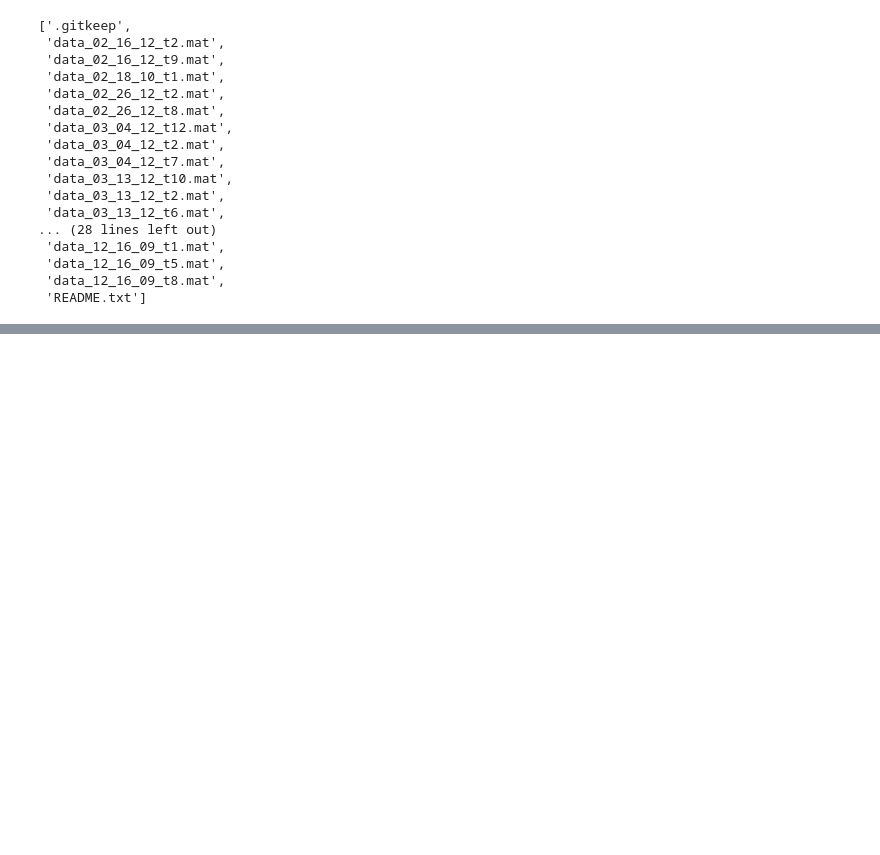
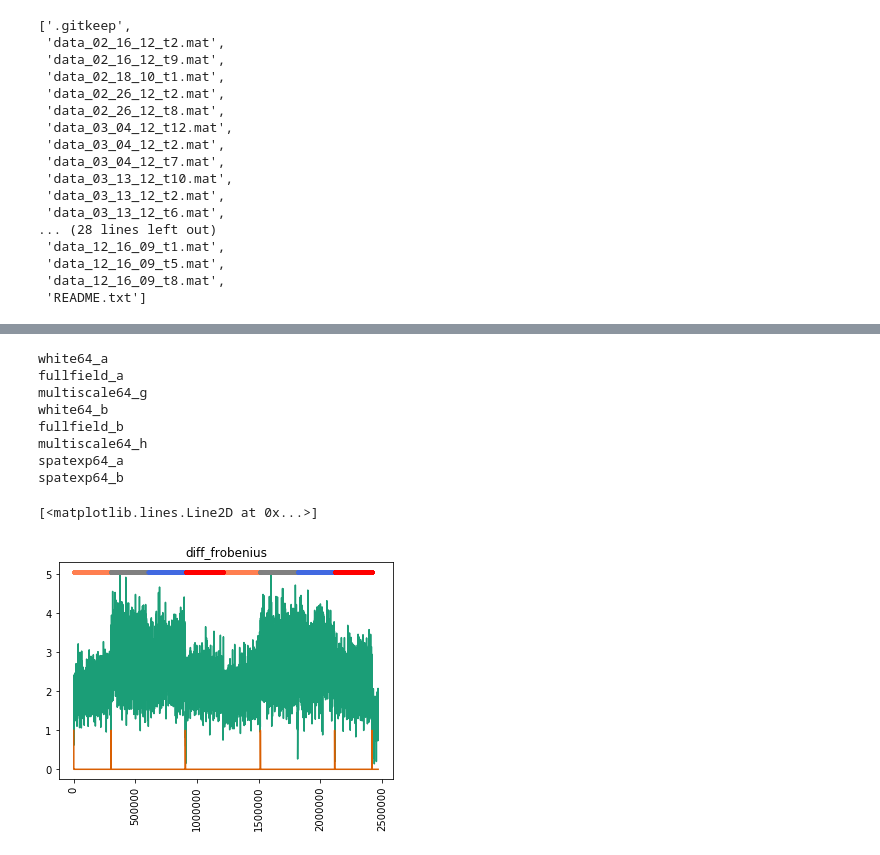
Before and after one commit to curious-abhinav/change-point, a Jupyter notebook: notebooks/neural_change_point.ipynb, the cells around one changed output, grey strips where cells are left out. Drawn from its saved outputs; the diff is of its cells as text; code cells hidden in the pictures; blank space fills up the shorter version.

```diff
--- a/notebooks/neural_change_point.ipynb
+++ b/notebooks/neural_change_point.ipynb
@@ -125,0 +170,14 @@ summary_stat.shape
+# %%
+visualize.plot_cp_results(sum_diff_corr,stim, data_retina, params)
+plt.plot(time_pt)
+# %% [output]
+white64_a
+fullfield_a
+multiscale64_g
+white64_b
+fullfield_b
+multiscale64_h
+spatexp64_a
+spatexp64_b
+[<matplotlib.lines.Line2D at 0x...>]
+[figure, added]
```
Also changed, not shown: parts of 17 cells of this notebook, 1 other file.
